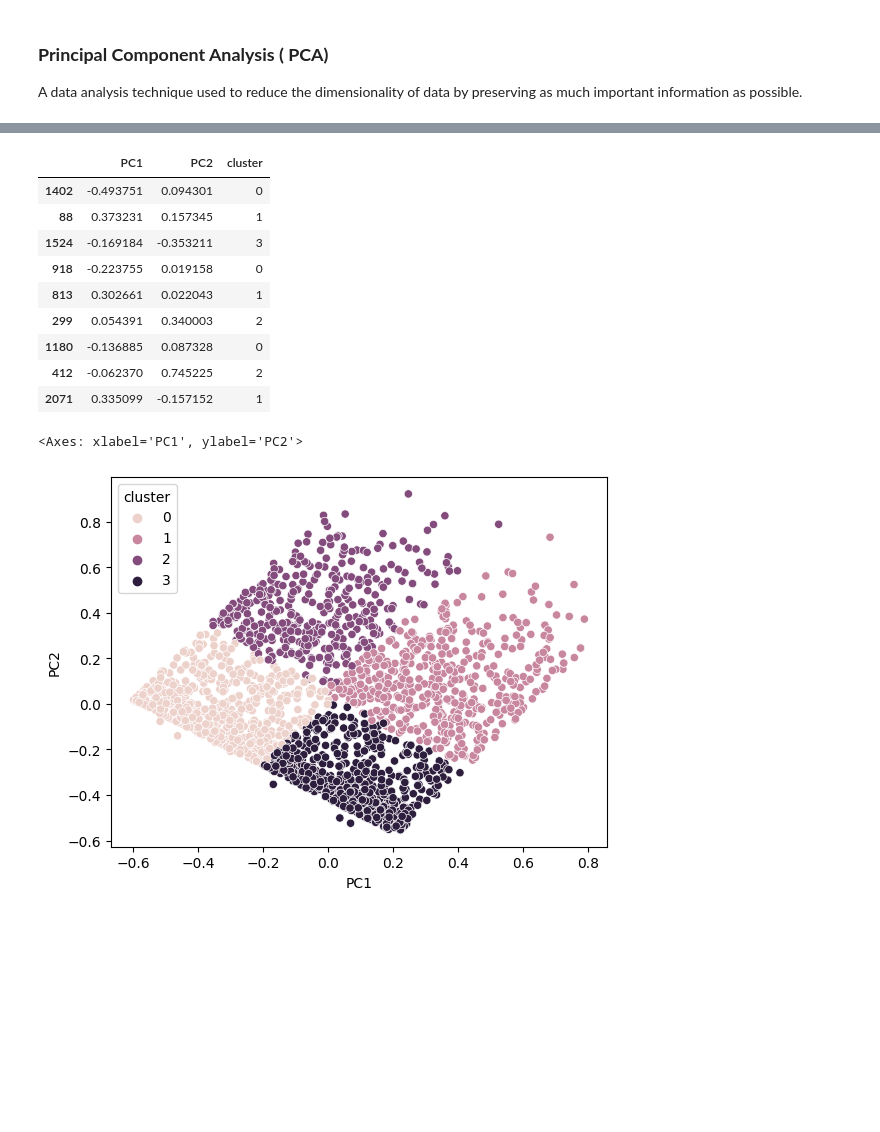
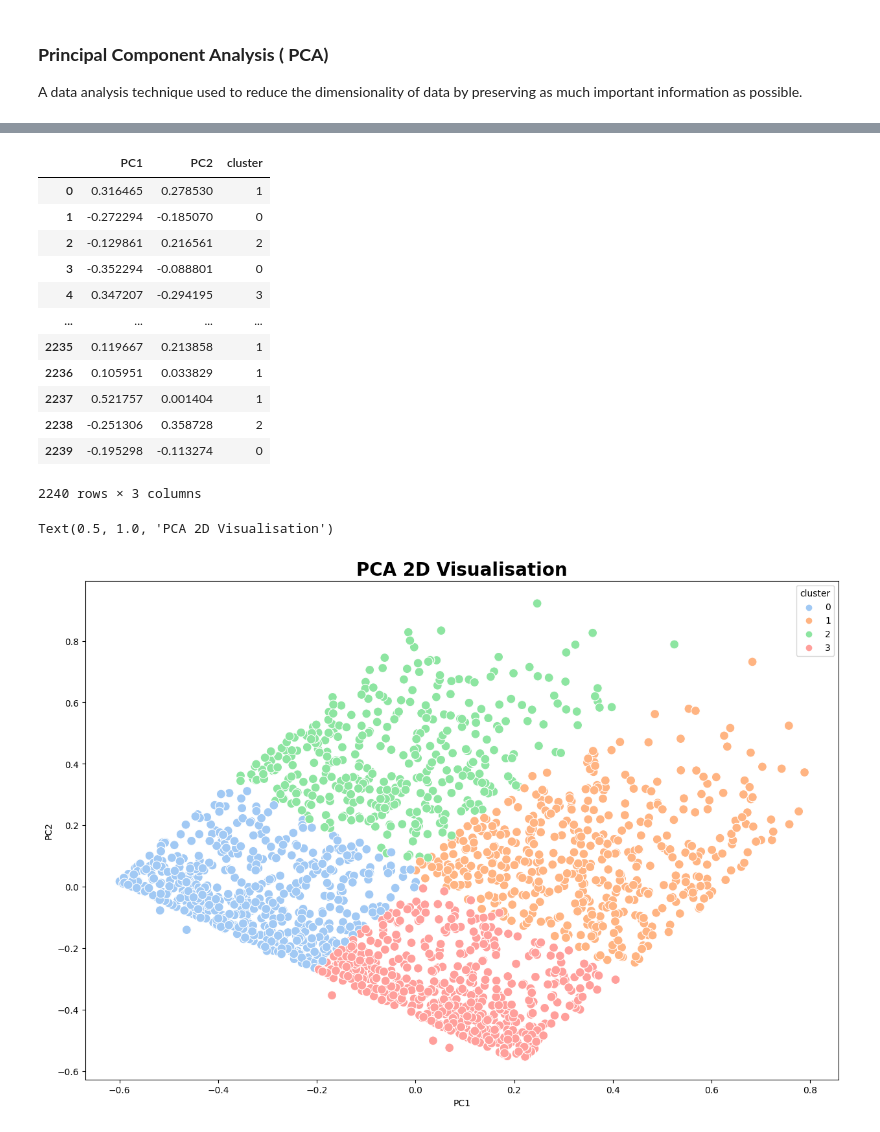
Before and after one commit to masendhy/predict_customer_personality_to_boost_marketing_campaign_by_using_machine_learning, a Jupyter notebook: predict_customer_personality_to_boost_marketing_campaign_by_using_machine_learning.ipynb, the cells around one changed output, grey strips where cells are left out. Saved outputs shown, nothing was run; the diff lists cells and outputs as text; code cells hidden in the pictures; blank space fills up the shorter version.

```diff
--- a/predict_customer_personality_to_boost_marketing_campaign_by_using_machine_learning.ipynb
+++ b/predict_customer_personality_to_boost_marketing_campaign_by_using_machine_learning.ipynb
@@ -416,6 +443,7 @@ from sklearn.cluster import KMeans
 kmeans = KMeans(n_clusters=4,init='k-means++',random_state=42)
 kmeans.fit(df_model)
 
+
 df_model['cluster'] = kmeans.labels_
-dffeatex_drop['cluster'] = kmeans.labels_
+df_cluster['cluster'] = kmeans.labels_
 # %%
@@ -437,7 +465,9 @@ A data analysis technique used to reduce the dimensionality of data by preservin
 # %%
 from sklearn.decomposition import PCA
 
-df_pca = df_model.drop(['cluster'],axis=1)
+
+df_pca =  df_model.drop(['cluster'],axis=1)
 
 pca = PCA(n_components=2)
 pca.fit(df_pca)
+df_pctransform = pca.transform(df_pca)
@@ -446,3 +474,3 @@ PCA(n_components=2)
 # %%
-pca_transformed = pd.DataFrame(pca.transform(df_pca))
-pca_transformed.columns = ['PC1','PC2']
+pca_transformed = pd.DataFrame(data=df_pctransform,columns=['PC1','PC2'])
+pca_transformed
@@ -449,20 +491,25 @@ pca_transformed.columns = ['PC1','PC2']
 # %%
-pca_transformed['cluster'] = kmeans.labels_
-pca_transformed.sample(9)
+pca_transformed['cluster'] = df_cluster['cluster']
+pca_transformed
 # %% [output]
 |  | PC1 | PC2 | cluster |
-| 1402 | -0.493751 | 0.094301 | 0 |
-| 88 | 0.373231 | 0.157345 | 1 |
-| 1524 | -0.169184 | -0.353211 | 3 |
-| 918 | -0.223755 | 0.019158 | 0 |
-| 813 | 0.302661 | 0.022043 | 1 |
-| 299 | 0.054391 | 0.340003 | 2 |
-| 1180 | -0.136885 | 0.087328 | 0 |
-| 412 | -0.062370 | 0.745225 | 2 |
-| 2071 | 0.335099 | -0.157152 | 1 |
+| 0 | 0.316465 | 0.278530 | 1 |
+| 1 | -0.272294 | -0.185070 | 0 |
+| 2 | -0.129861 | 0.216561 | 2 |
+| 3 | -0.352294 | -0.088801 | 0 |
+| 4 | 0.347207 | -0.294195 | 3 |
+| ... | ... | ... | ... |
+| 2235 | 0.119667 | 0.213858 | 1 |
+| 2236 | 0.105951 | 0.033829 | 1 |
+| 2237 | 0.521757 | 0.001404 | 1 |
+| 2238 | -0.251306 | 0.358728 | 2 |
+| 2239 | -0.195298 | -0.113274 | 0 |
+2240 rows × 3 columns
 # %%
 #lets show the visualization of PCA using scatter plot
-sns.scatterplot(x='PC1',y='PC2',hue='cluster',data=pca_transformed)
+fig,ax = plt.subplots(figsize=(15,10))
+sns.scatterplot(x='PC1',y='PC2',hue='cluster',data=pca_transformed,palette="pastel" ,s=100)
+plt.title('PCA 2D Visualisation',fontsize=20,weight='bold')
 # %% [output]
-<Axes: xlabel='PC1', ylabel='PC2'>
+Text(0.5, 1.0, 'PCA 2D Visualisation')
-[figure, old version]
+[figure, new version]
```
Also changed, not shown: parts of 23 cells of this notebook.
